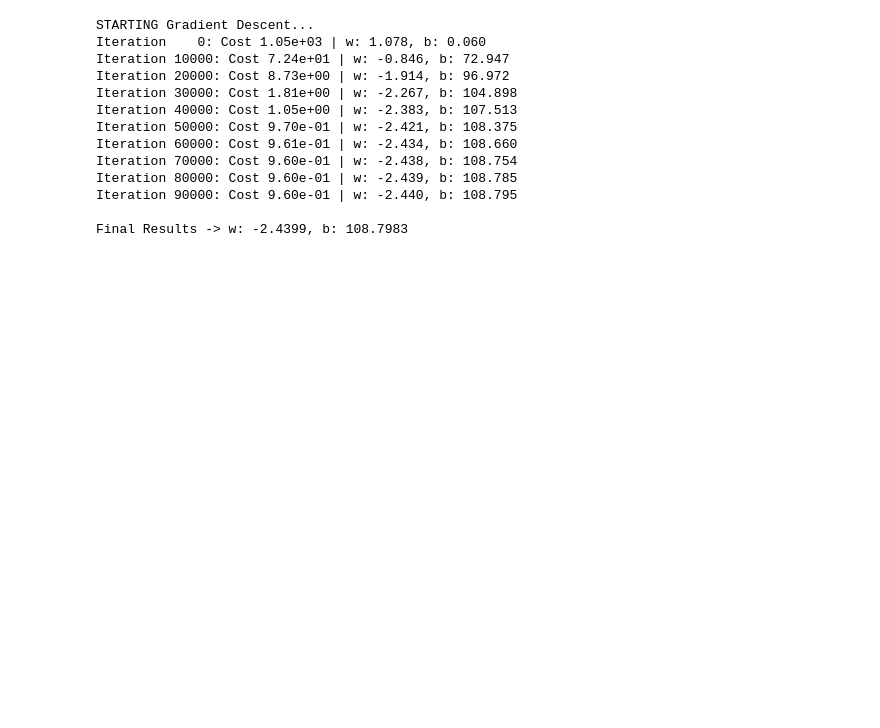
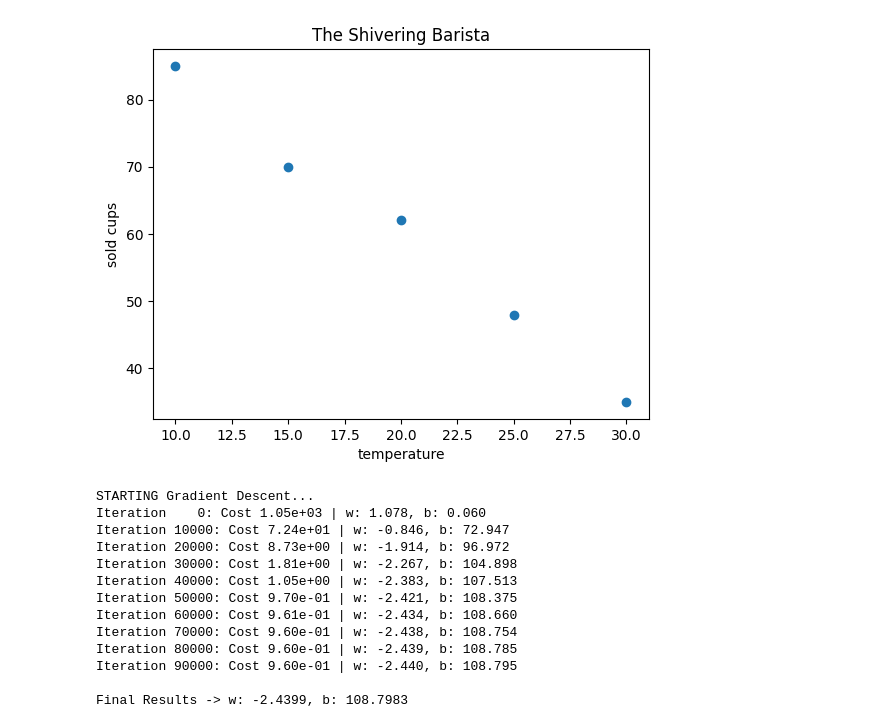
Before and after one commit to Ahmed-Bishr/coffee_Shop_Sales_Predictor, a Jupyter notebook: coffeShop.ipynb, the cells around one changed output. Drawn from its saved outputs; the diff is of its cells as text; code cells hidden in the pictures; blank space fills up the shorter version.

Commit message:
add new graph

```diff
--- a/coffeShop.ipynb
+++ b/coffeShop.ipynb
@@ -7,6 +7,15 @@ import math
 x_train = np.array([10, 15, 20, 25, 30])  # temperature
 y_train = np.array([85, 70, 62, 48, 35])  # sold cups
 number_of_examples = x_train.shape[0]
+# %%
+# show the digram of the axses
+plt.scatter(x_train, y_train)
+plt.title("The Shivering Barista")
+plt.xlabel("temperature")
+plt.ylabel("sold cups")
+plt.show()
+# %% [output]
+[figure, added]
 # %%
 def linearRegression(weight, bias, x, examples_number):
     # Returns an array of all predictions (y_hat)
```
